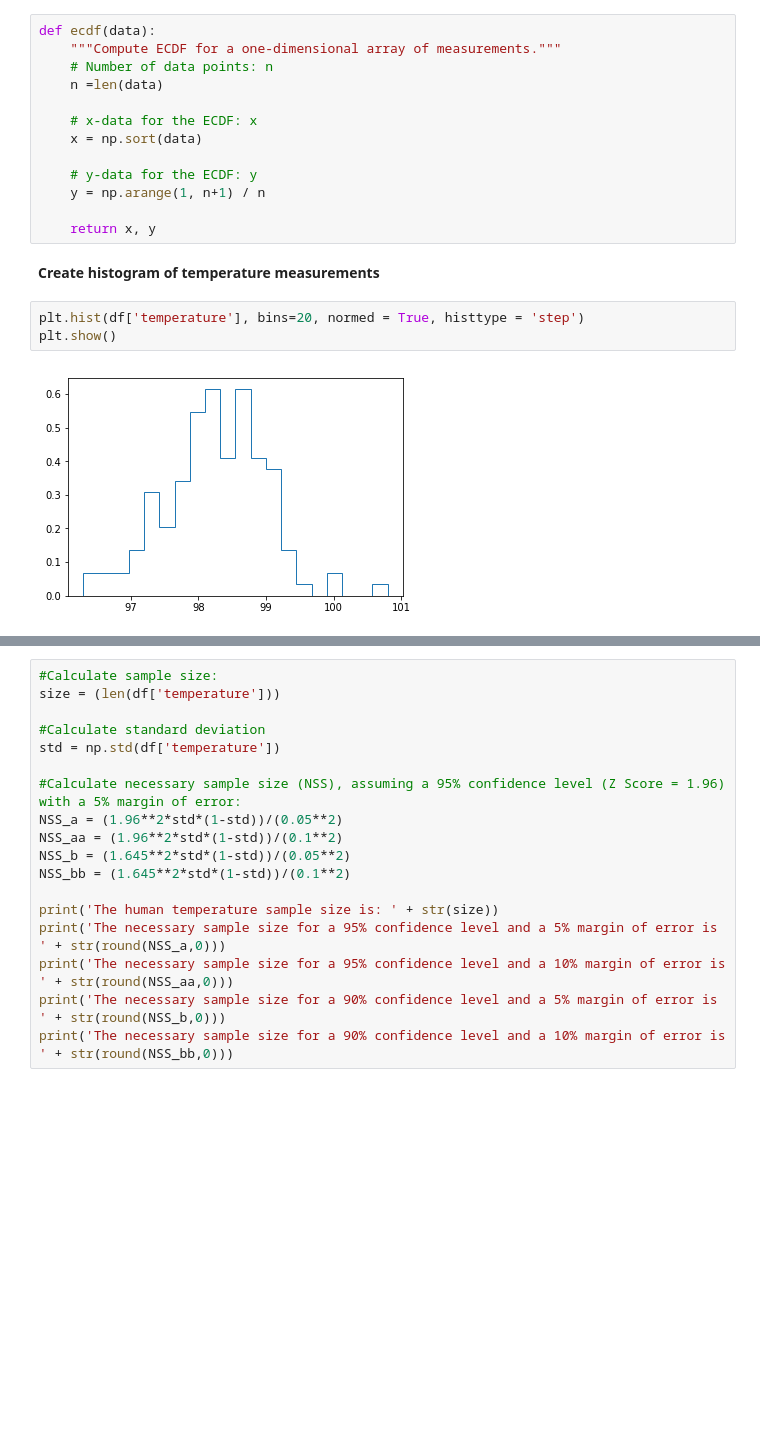
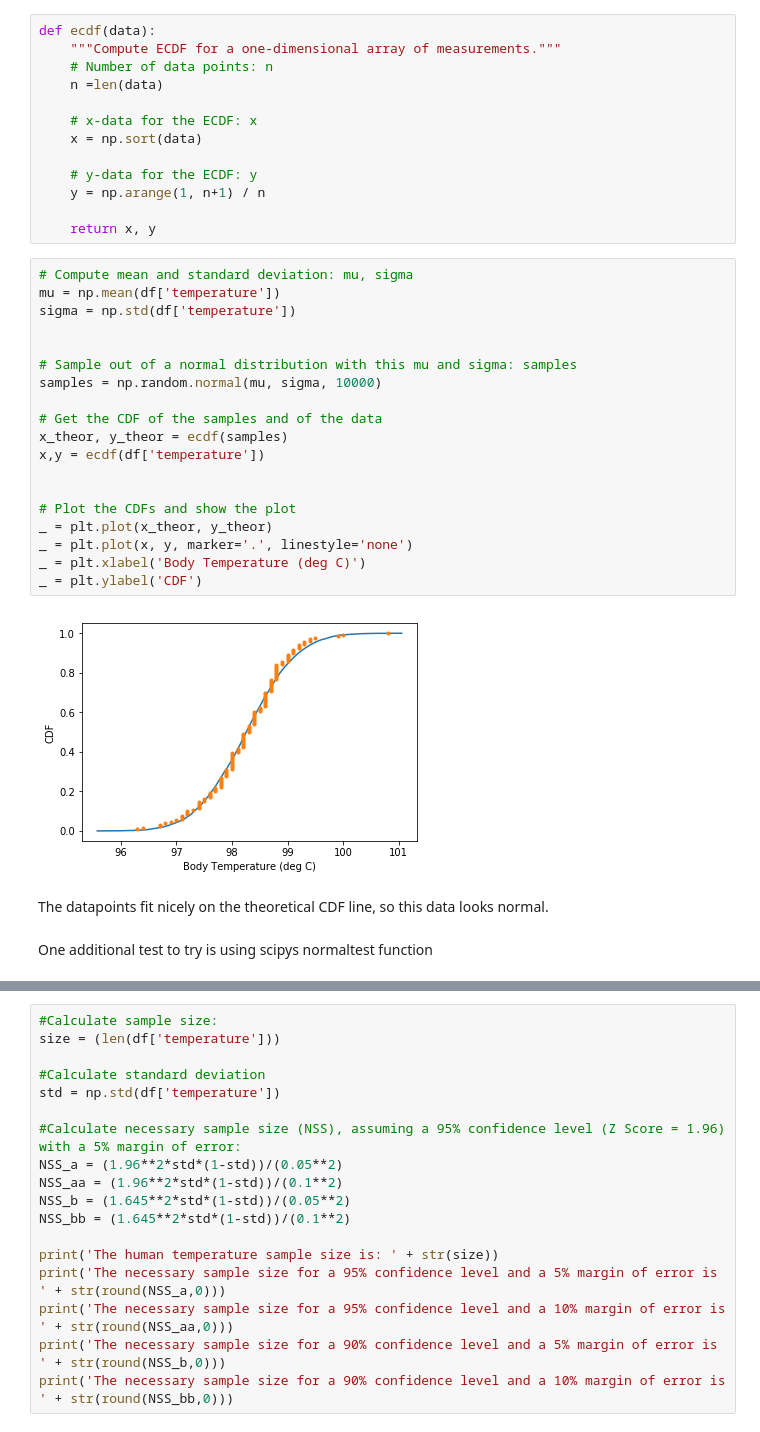
Before and after one commit to dustinrapp/Capstone_Springboard_Intermediate_Python, a Jupyter notebook: Assignments/sliderule_dsi_inferential_statistics_exercise_1.ipynb, the cells around one changed output, grey strips where cells are left out. Drawn from its saved outputs; the diff is of its cells as text; blank space fills up the shorter version.

```diff
--- a/Assignments/sliderule_dsi_inferential_statistics_exercise_1.ipynb
+++ b/Assignments/sliderule_dsi_inferential_statistics_exercise_1.ipynb
@@ -94,13 +103,31 @@ def ecdf(data):
     y = np.arange(1, n+1) / n
 
     return x, y
-# %% [markdown]
-**Create histogram of temperature measurements**
-# %%
-plt.hist(df['temperature'], bins=20, normed = True, histtype = 'step')
-plt.show()
-# %% [output]
-[figure, removed]
+# %%
+# Compute mean and standard deviation: mu, sigma
+mu = np.mean(df['temperature'])
+sigma = np.std(df['temperature'])
+
+
+# Sample out of a normal distribution with this mu and sigma: samples
+samples = np.random.normal(mu, sigma, 10000)
+
+# Get the CDF of the samples and of the data
+x_theor, y_theor = ecdf(samples)
+x,y = ecdf(df['temperature'])
+
+
+# Plot the CDFs and show the plot
+_ = plt.plot(x_theor, y_theor)
+_ = plt.plot(x, y, marker='.', linestyle='none')
+_ = plt.xlabel('Body Temperature (deg C)')
+_ = plt.ylabel('CDF')
+# %% [output]
+[figure, added]
+# %% [markdown]
+The datapoints fit nicely on the theoretical CDF line, so this data looks normal.
+# %% [markdown]
+One additional test to try is using scipys normaltest function
 # %%
 from scipy import stats
 a=df['temperature']
```
Also changed, not shown: parts of 61 cells of this notebook.
